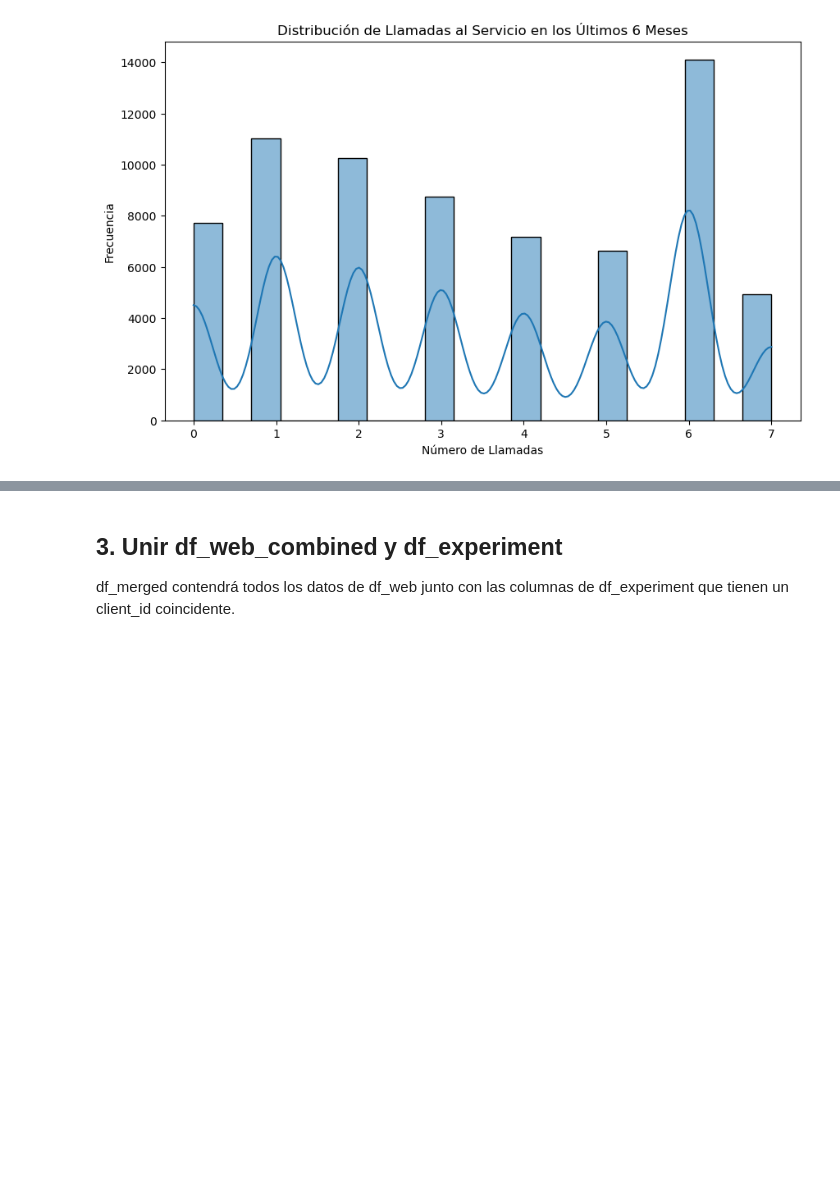
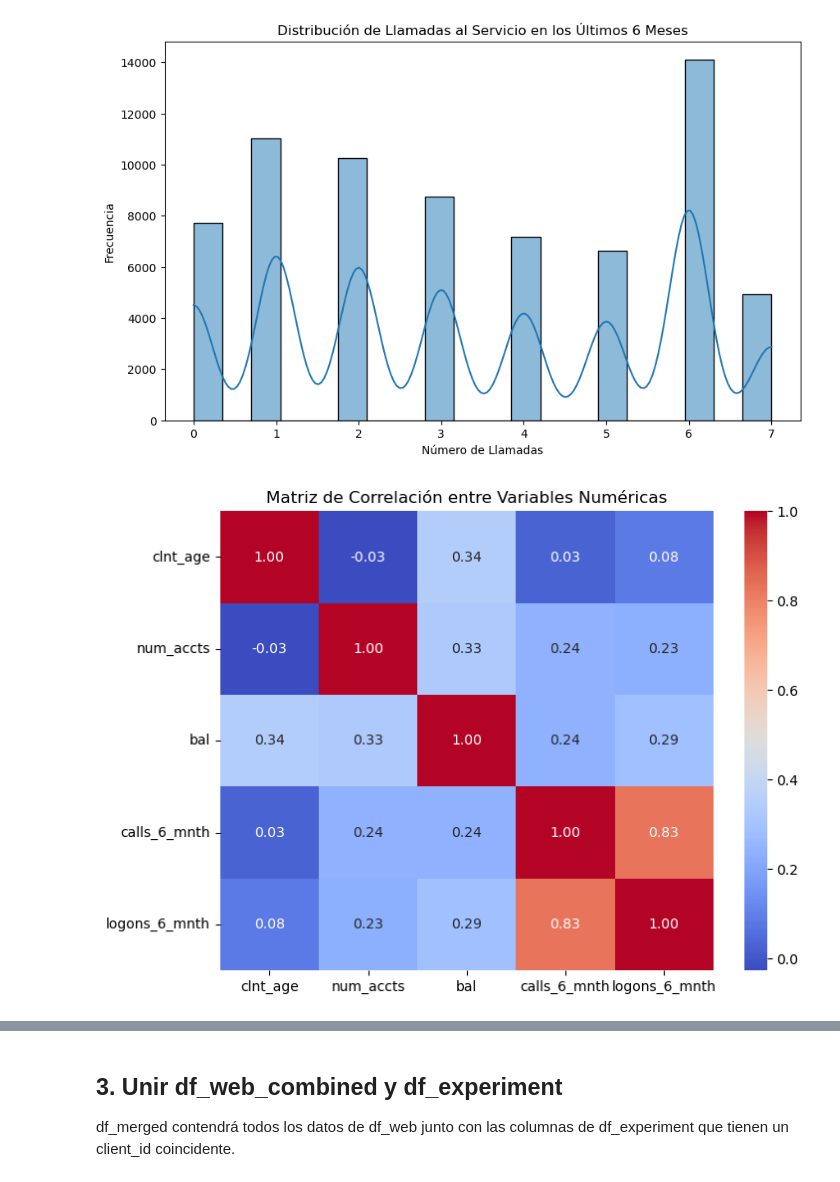
Before and after one commit to Josemargal/vanguard-ab-test, a Jupyter notebook: data_exploration.ipynb, the cells around one changed output, grey strips where cells are left out. Drawn from its saved outputs; the diff is of its cells as text; code cells hidden in the pictures; blank space fills up the shorter version.

```diff
--- a/data_exploration.ipynb
+++ b/data_exploration.ipynb
@@ -349,3 +381,16 @@ plt.show()
 # %% [output]
 [figure]
 [figure]
+# %%
+# Primero, seleccionamos las variables numéricas
+numeric_vars = df_demo[['clnt_age', 'num_accts', 'bal', 'calls_6_mnth', 'logons_6_mnth']]
+# Calculamos la matriz de correlación
+correlation_matrix = numeric_vars.corr(method='spearman')
+
+# Visualizamos la matriz de correlación
+plt.figure(figsize=(8, 6))
+sns.heatmap(correlation_matrix, annot=True, cmap='coolwarm', fmt='.2f')
+plt.title('Matriz de Correlación entre Variables Numéricas')
+plt.show()
+# %% [output]
+[figure, added]
```
Also changed, not shown: parts of 30 cells of this notebook.
